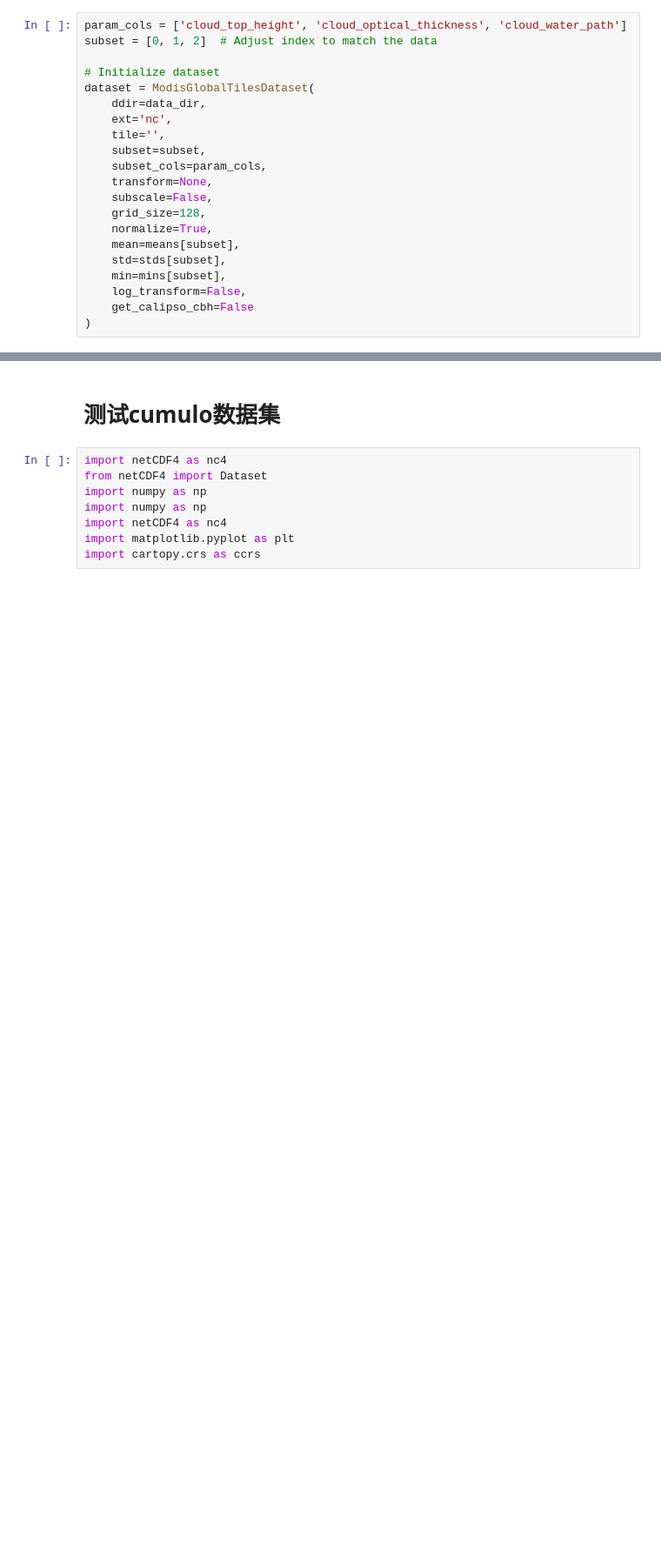
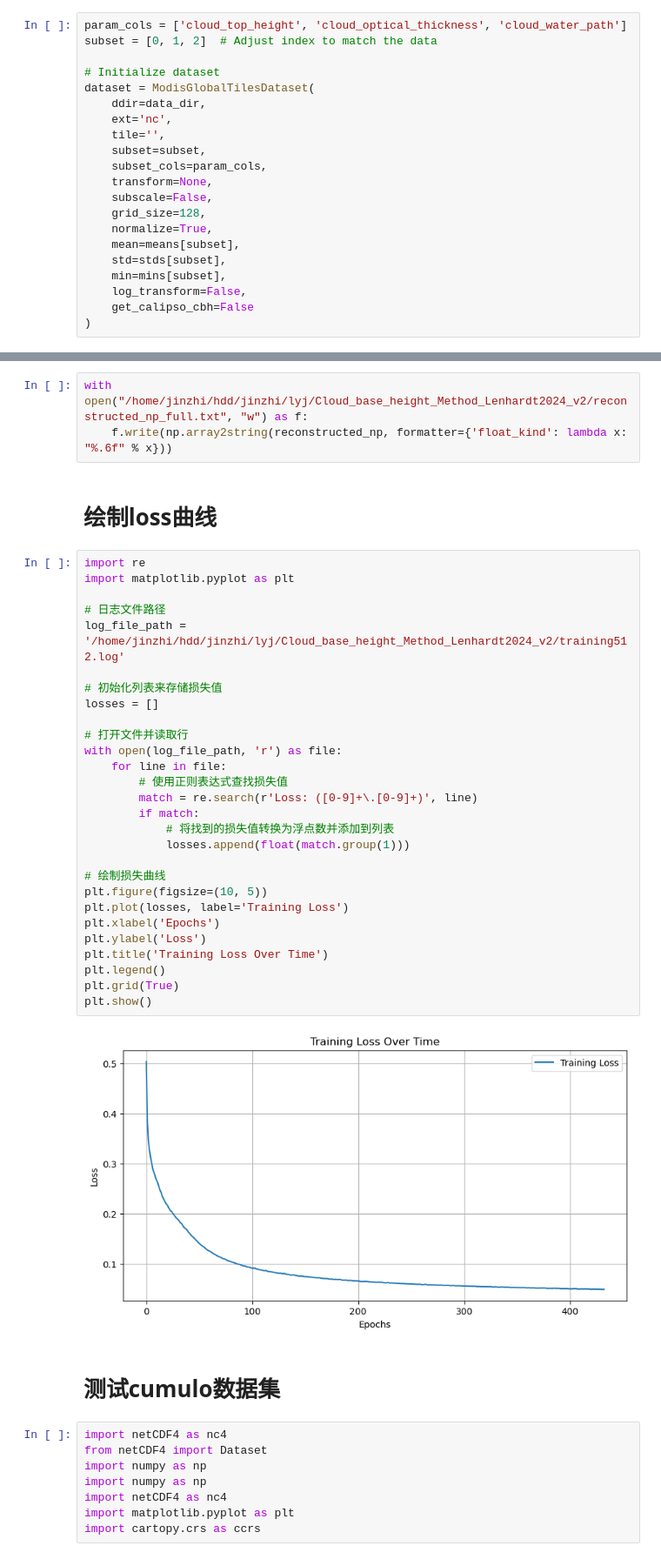
Before and after one commit to benerain/cloud-base-height, a Jupyter notebook: copy_pre.ipynb, the cells around one changed output, grey strips where cells are left out. Shown at 87% size. Cells and saved outputs as stored; diff of their text form; blank space fills up the shorter version.

```diff
--- a/copy_pre.ipynb
+++ b/copy_pre.ipynb
@@ -1384,3 +1511,38 @@ plt.show()
+# %%
+with open("/home/jinzhi/hdd/jinzhi/lyj/Cloud_base_height_Method_Lenhardt2024_v2/reconstructed_np_full.txt", "w") as f:
+    f.write(np.array2string(reconstructed_np, formatter={'float_kind': lambda x: "%.6f" % x}))
+# %% [markdown]
+# 绘制loss曲线
+# %%
+import re
+import matplotlib.pyplot as plt
+
+# 日志文件路径
+log_file_path = '/home/jinzhi/hdd/jinzhi/lyj/Cloud_base_height_Method_Lenhardt2024_v2/training512.log'
+
+# 初始化列表来存储损失值
+losses = []
+
+# 打开文件并读取行
+with open(log_file_path, 'r') as file:
+    for line in file:
+        # 使用正则表达式查找损失值
+        match = re.search(r'Loss: ([0-9]+\.[0-9]+)', line)
+        if match:
+            # 将找到的损失值转换为浮点数并添加到列表
+            losses.append(float(match.group(1)))
+
+# 绘制损失曲线
+plt.figure(figsize=(10, 5))
+plt.plot(losses, label='Training Loss')
+plt.xlabel('Epochs')
+plt.ylabel('Loss')
+plt.title('Training Loss Over Time')
+plt.legend()
+plt.grid(True)
+plt.show()
+# %% [output]
+[figure, added]
 # %% [markdown]
 # 测试cumulo数据集
 # %%
```
Also changed, not shown: parts of 31 cells of this notebook, 4 other files.
